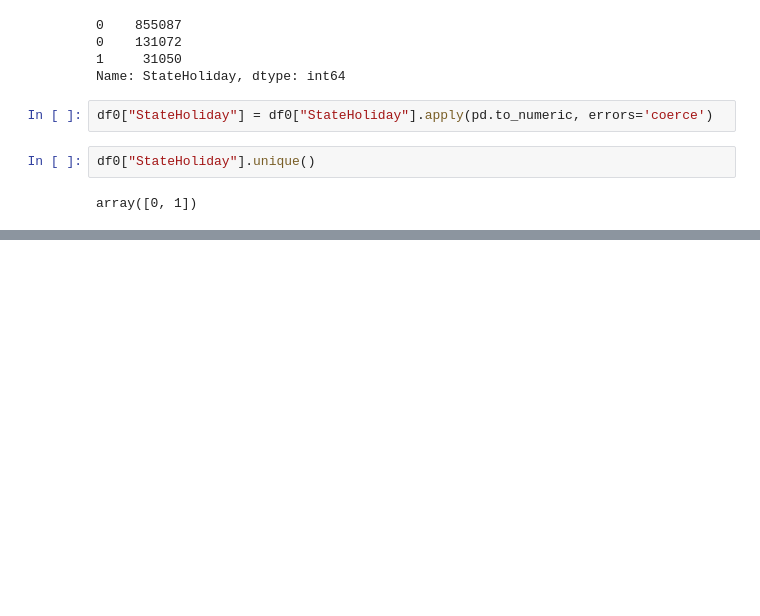
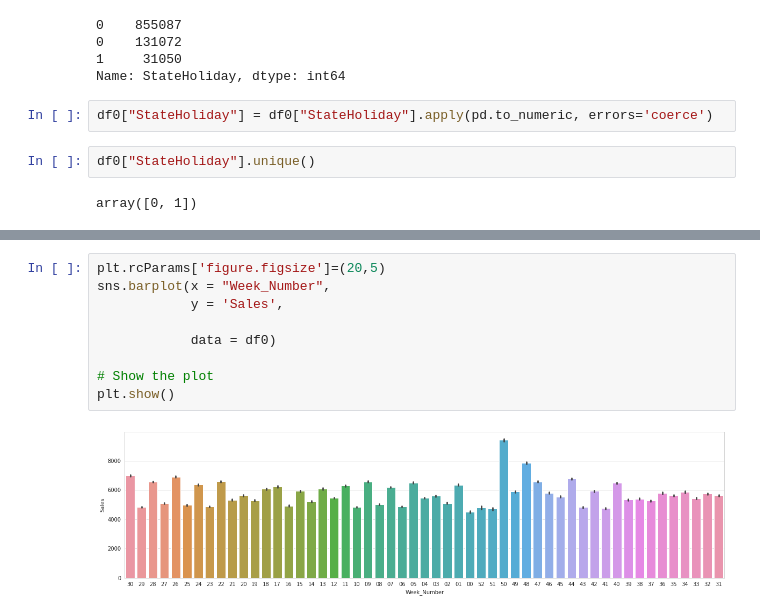
Before and after one commit to DeepakKumarSingh003/Rossmann-Sales-Prediction-, a Jupyter notebook: Rossmann_Sales_Prediction_Capstone_Project.ipynb, the cells around one changed output, grey strips where cells are left out. Drawn from its saved outputs; the diff is of its cells as text; blank space fills up the shorter version.

```diff
--- a/Rossmann_Sales_Prediction_Capstone_Project.ipynb
+++ b/Rossmann_Sales_Prediction_Capstone_Project.ipynb
@@ -261,0 +347,11 @@ plt.show()
+# %%
+plt.rcParams['figure.figsize']=(20,5)
+sns.barplot(x = "Week_Number",
+            y = 'Sales',
+
+            data = df0)
+
+# Show the plot
+plt.show()
+# %% [output]
+[figure, added]
```
Also changed, not shown: parts of 32 cells of this notebook.
